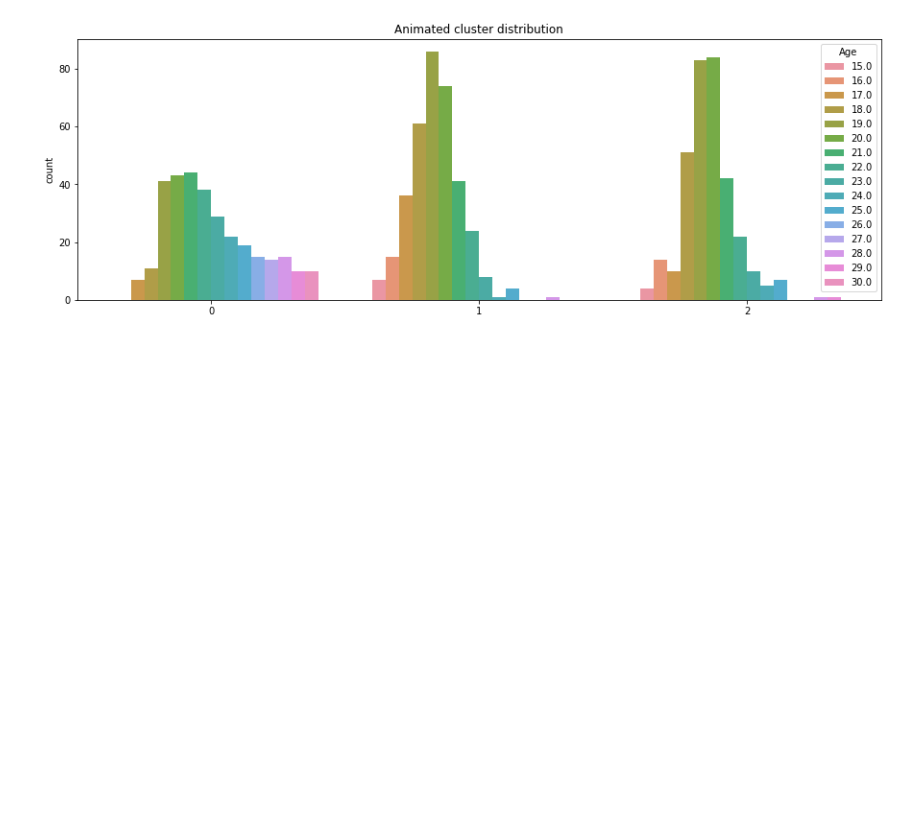
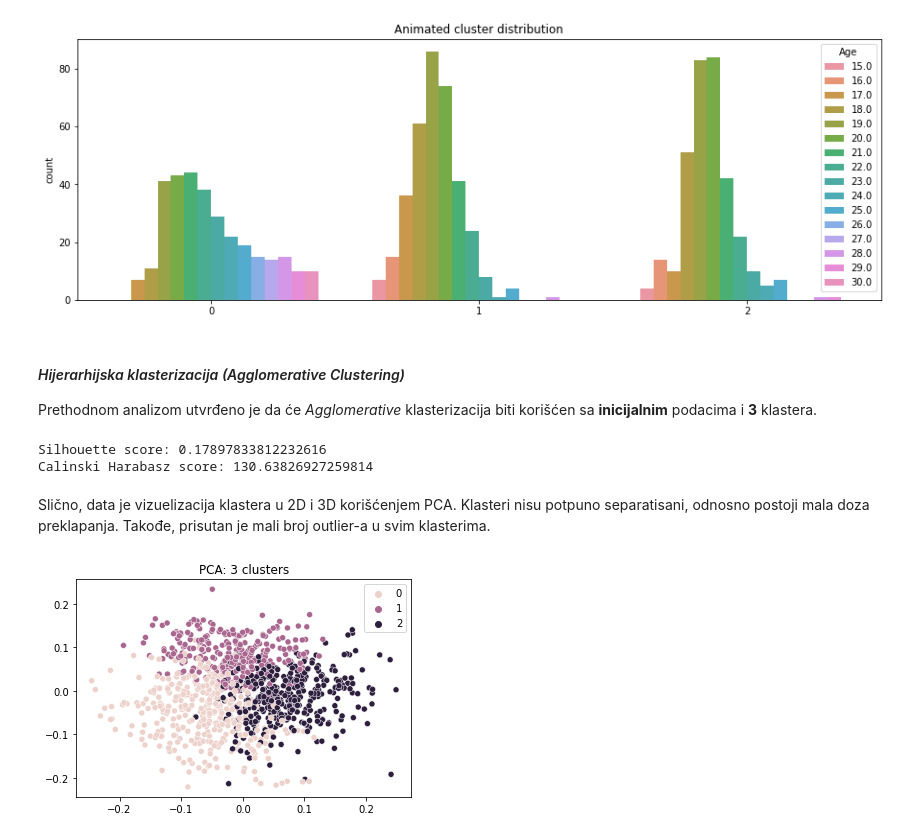
Before and after one commit to LastChanceKatze/ml_young_people_survey, a Jupyter notebook: movie_preferences_clustering.ipynb, the cells around one changed output. Drawn from its saved outputs; the diff is of its cells as text; code cells hidden in the pictures; blank space fills up the shorter version.

```diff
--- a/movie_preferences_clustering.ipynb
+++ b/movie_preferences_clustering.ipynb
@@ -505,3 +533,22 @@ plot_cluster_distribution(km_centers, km_n_clusters)
 plot_count_cluster(km.labels_, data_movie['Age'], col_name="Animated")
 # %% [output]
 [figure]
+# %% [markdown]
+#### *Hijerarhijska klasterizacija (Agglomerative Clustering)*
+Prethodnom analizom utvrđeno je da će *Agglomerative* klasterizacija biti korišćen sa **inicijalnim** podacima i **3** klastera.
+# %%
+agl_num_clusters = 3
+agl = AgglomerativeClustering(n_clusters=agl_num_clusters, compute_distances=True)
+agl = agl.fit(data_movie_n)
+
+# evaluate clusters
+eval_scores(data_movie_n, agl.labels_, nn_metric='cosine')
+# %% [output]
+Silhouette score: 0.17897833812232616
+Calinski Harabasz score: 130.63826927259814
+# %% [markdown]
+Slično, data je vizuelizacija klastera u 2D i 3D korišćenjem PCA. Klasteri nisu potpuno separatisani, odnosno postoji mala doza preklapanja. Takođe, prisutan je mali broj outlier-a u svim klasterima.
+# %%
+plot_clusters_pca_2d(3, data_movie_n, agl.labels_, num_clusters=agl_num_clusters)
+# %% [output]
+[figure, added]
```
Also changed, not shown: parts of 22 cells of this notebook.
